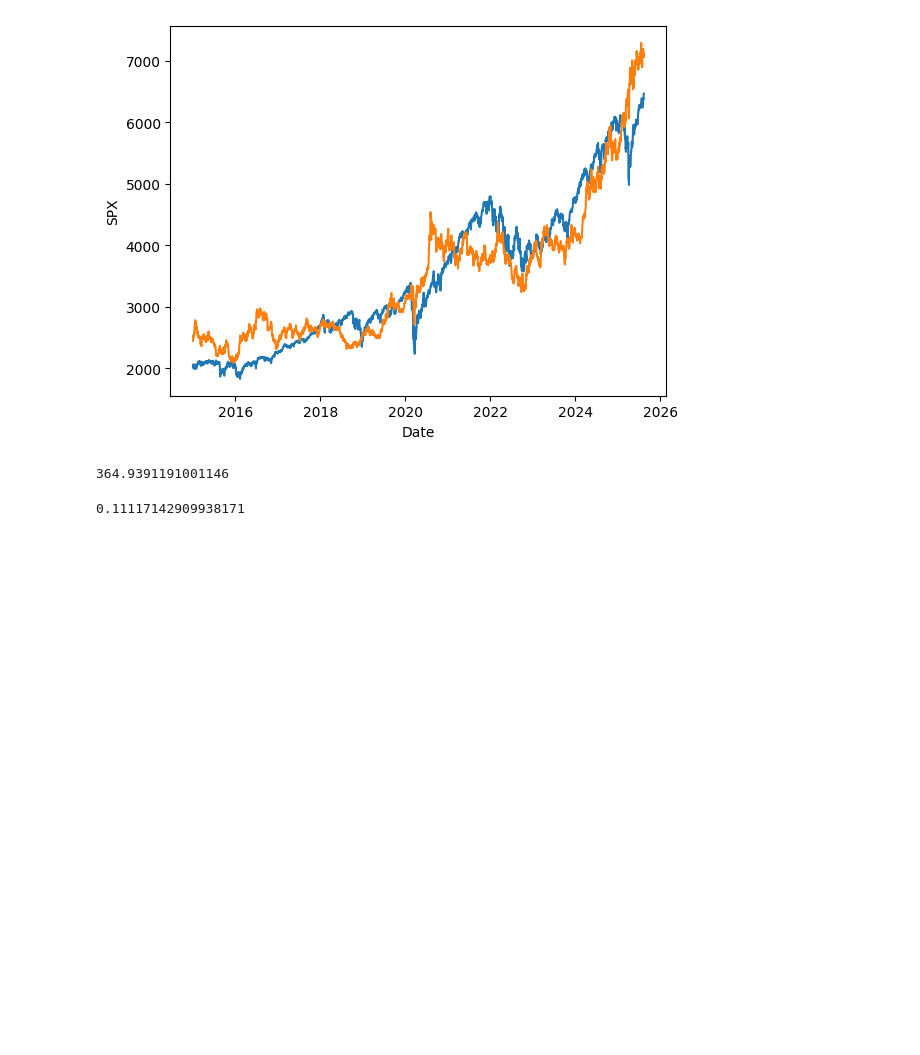
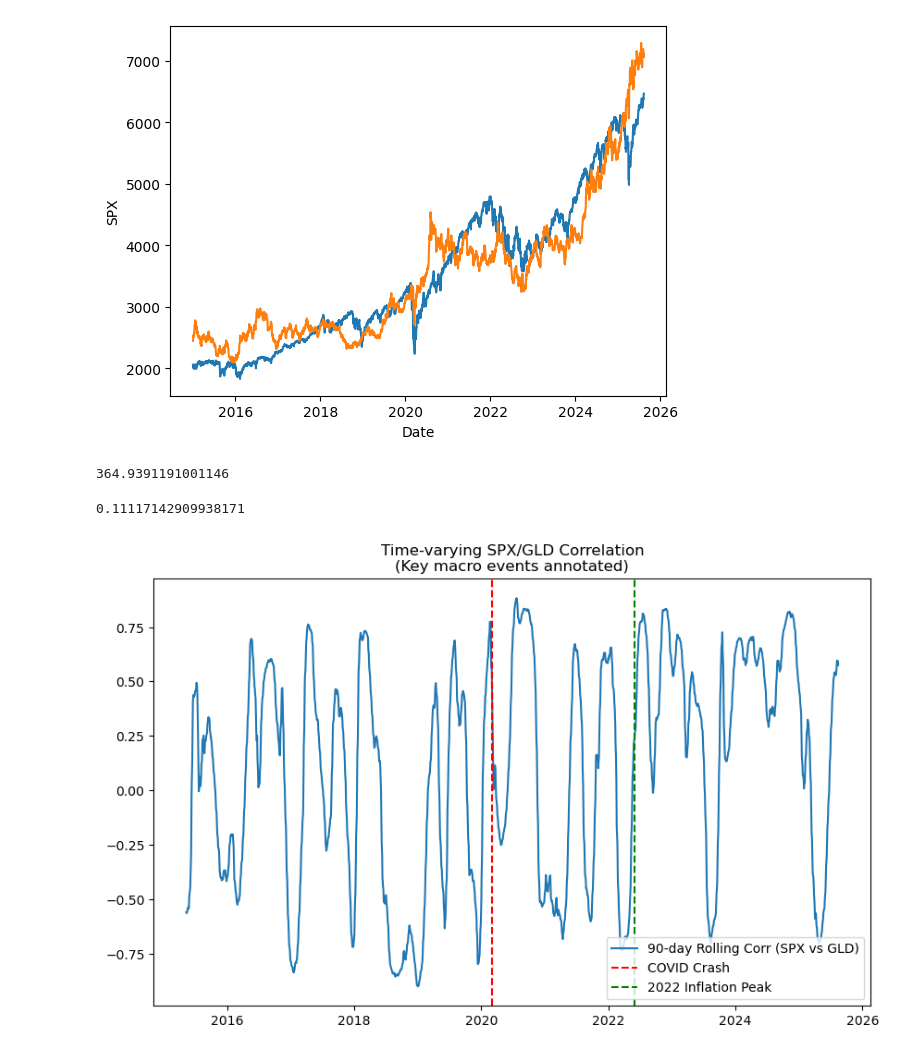
Before and after one commit to mbadu1/DES_A3_W3, a Jupyter notebook: HW_MK112.ipynb, the cells around one changed output. Drawn from its saved outputs; the diff is of its cells as text; code cells hidden in the pictures; blank space fills up the shorter version.

Commit message:
add correlation

```diff
--- a/HW_MK112.ipynb
+++ b/HW_MK112.ipynb
@@ -167,3 +167,15 @@ mean_absolute_error(y,predict)
 mean_absolute_percentage_error(y,predict)
 # %% [output]
 0.11117142909938171
+# %%
+# Rolling correlation between SPX and GLD
+rolling_corr = df['SPX'].rolling(90).corr(df['GLD'])
+plt.figure(figsize=(10, 6))
+plt.plot(df.index, rolling_corr, label='90-day Rolling Corr (SPX vs GLD)')
+plt.axvline(pd.Timestamp('2020-03-01'), color='r', linestyle='--', label='COVID Crash')
+plt.axvline(pd.Timestamp('2022-06-01'), color='g', linestyle='--', label='2022 Inflation Peak')
+plt.legend()
+plt.title("Time-varying SPX/GLD Correlation\n(Key macro events annotated)")
+plt.show()
+# %% [output]
+[figure, added]
```
Also changed, not shown: 1 other file.
